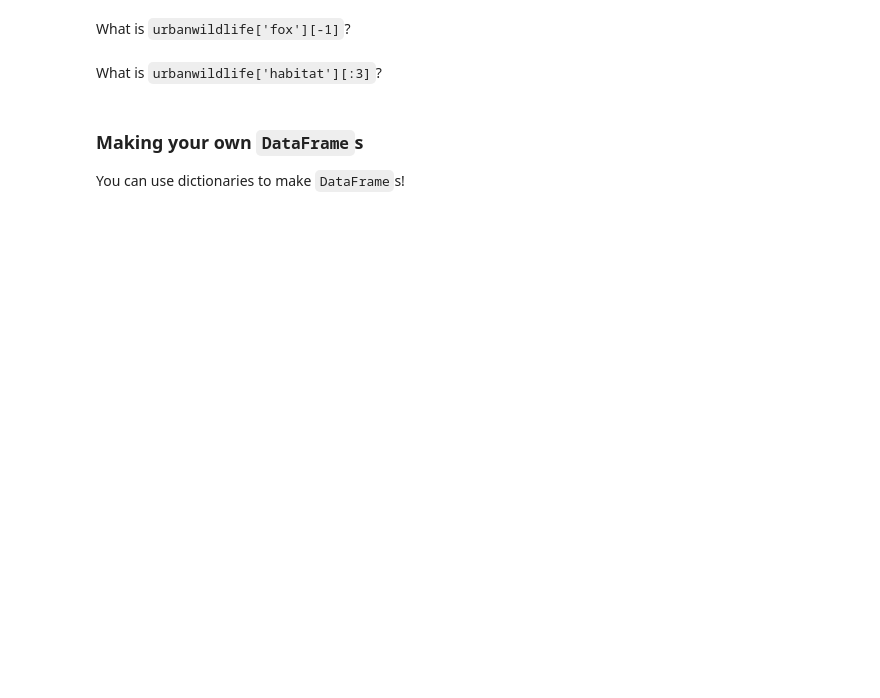
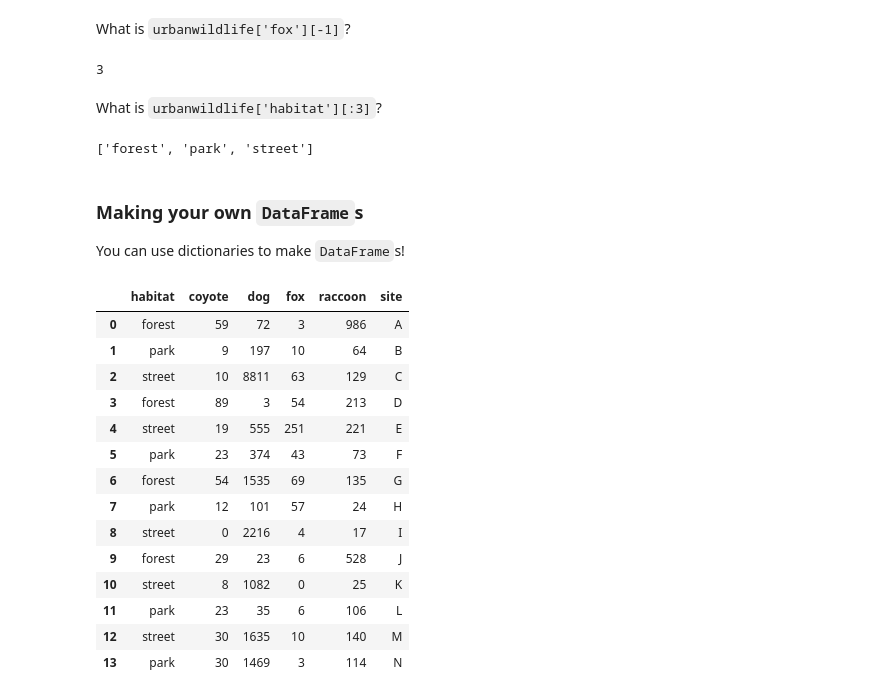
Before and after one commit to UofTCompDSci/postedlectures, a Jupyter notebook: week2/paul/Warmup_Exploring_Python_and_Pandas.ipynb, the cells around one changed output. Cells and saved outputs as stored; diff of their text form; code cells hidden in the pictures; blank space fills up the shorter version.

```diff
--- a/week2/paul/Warmup_Exploring_Python_and_Pandas.ipynb
+++ b/week2/paul/Warmup_Exploring_Python_and_Pandas.ipynb
@@ -150,7 +222,15 @@ Given a key, we can look up its value:
 # %% [markdown]
 What is `urbanwildlife['fox'][-1]`?
+# %%
+ urbanwildlife['fox'][-1]
+# %% [output]
+3
 # %% [markdown]
 What is `urbanwildlife['habitat'][:3]`?
+# %%
+ urbanwildlife['habitat'][:3]
+# %% [output]
+['forest', 'park', 'street']
 # %% [markdown]
 ### Making your own `DataFrame`s
 
@@ -158,5 +238,21 @@ You can use dictionaries to make `DataFrame`s!
 # %%
 import pandas as pd   # Hey, that's different!
 
 df = pd.DataFrame(urbanwildlife)
-df.head(3)
+df
+# %% [output]
+|  | habitat | coyote | dog | fox | raccoon | site |
+| 0 | forest | 59 | 72 | 3 | 986 | A |
+| 1 | park | 9 | 197 | 10 | 64 | B |
+| 2 | street | 10 | 8811 | 63 | 129 | C |
+| 3 | forest | 89 | 3 | 54 | 213 | D |
+| 4 | street | 19 | 555 | 251 | 221 | E |
+| 5 | park | 23 | 374 | 43 | 73 | F |
+| 6 | forest | 54 | 1535 | 69 | 135 | G |
+| 7 | park | 12 | 101 | 57 | 24 | H |
+| 8 | street | 0 | 2216 | 4 | 17 | I |
+| 9 | forest | 29 | 23 | 6 | 528 | J |
+| 10 | street | 8 | 1082 | 0 | 25 | K |
+| 11 | park | 23 | 35 | 6 | 106 | L |
+| 12 | street | 30 | 1635 | 10 | 140 | M |
+| 13 | park | 30 | 1469 | 3 | 114 | N |
```
Also changed, not shown: parts of 25 cells of this notebook, 1 other file.
